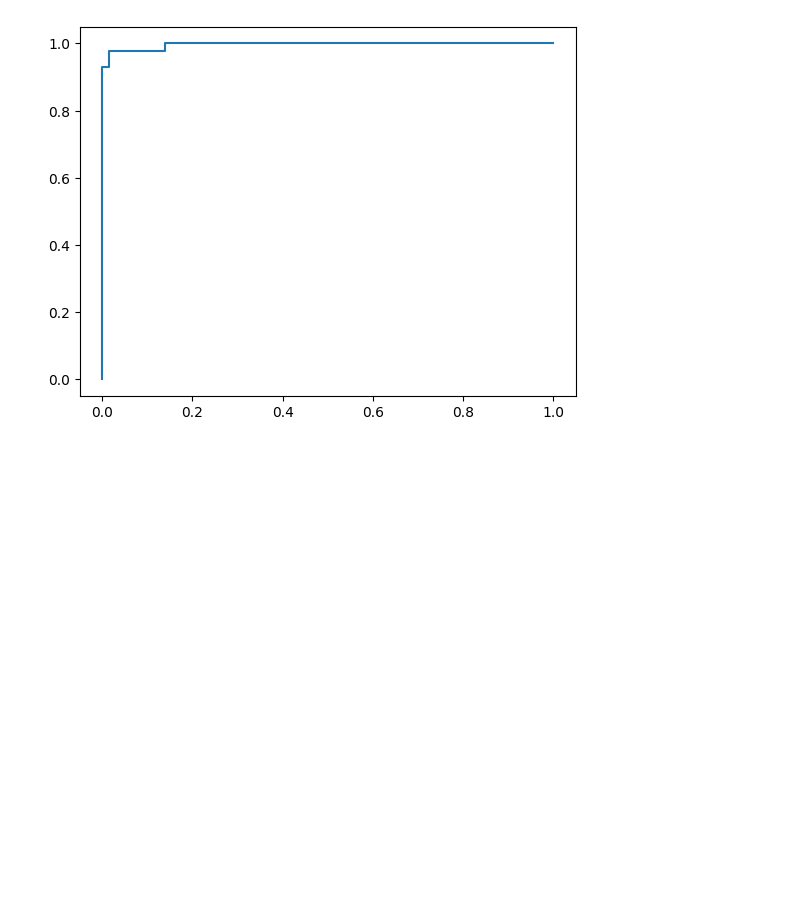
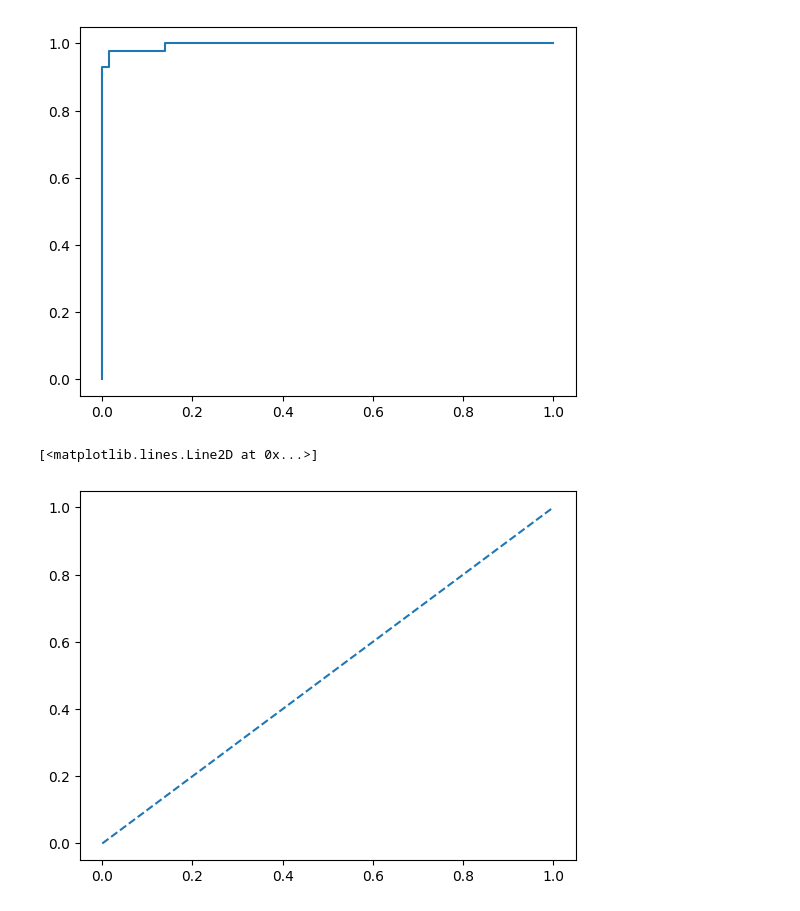
Before and after one commit to adityaupadhayay066-droid/ybi-Foundation-internship-project, a Jupyter notebook: Cancer_prediction.ipynb, the cells around one changed output. Cells and saved outputs as stored; diff of their text form; code cells hidden in the pictures; blank space fills up the shorter version.

Commit message:
Adding a dashed reference line using plt.plot()

```diff
--- a/Cancer_prediction.ipynb
+++ b/Cancer_prediction.ipynb
@@ -222,3 +222,12 @@ plt.plot(
 # %% [output]
 [<matplotlib.lines.Line2D at 0x...>]
 [figure]
+# %%
+plt.plot(
+    [0, 1],
+    [0, 1],
+    linestyle="--"
+)
+# %% [output]
+[<matplotlib.lines.Line2D at 0x...>]
+[figure, added]
```
